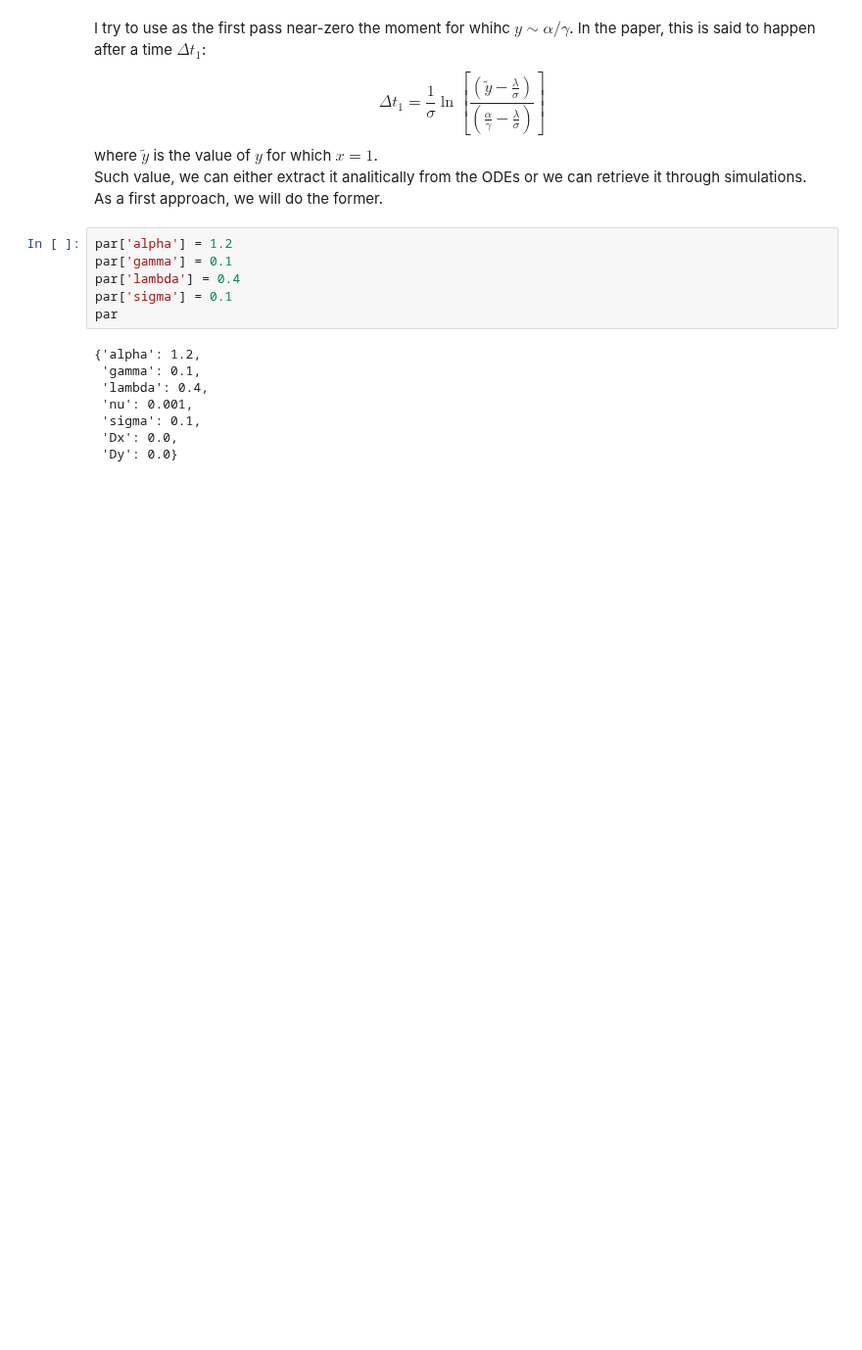
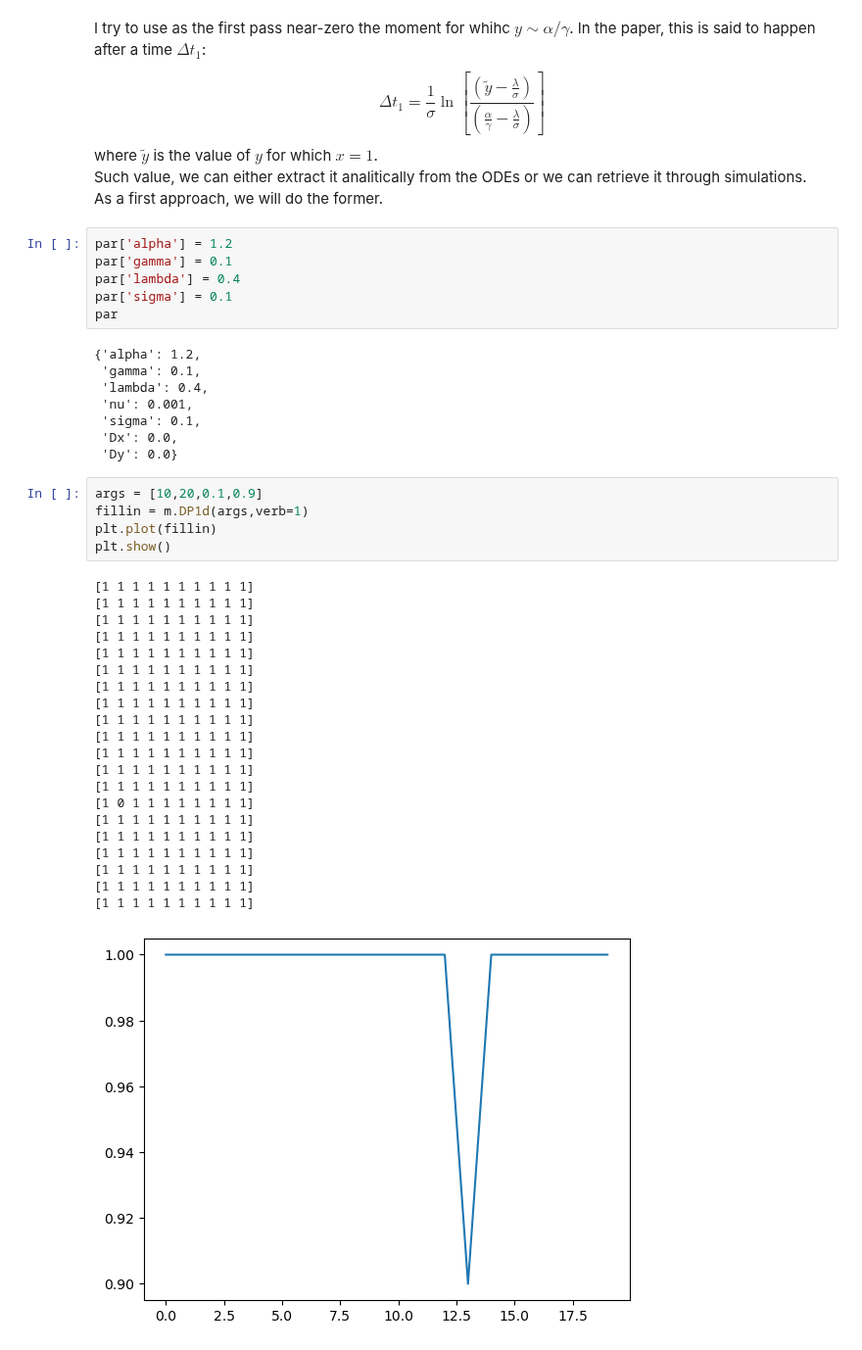
Before and after one commit to pietromalagoli/PCS, a Jupyter notebook: project.ipynb, the cells around one changed output. Shown at 98% size. Cells and saved outputs as stored; diff of their text form; blank space fills up the shorter version.

```diff
--- a/project.ipynb
+++ b/project.ipynb
@@ -407,4 +267,31 @@ par
  'sigma': 0.1,
  'Dx': 0.0,
  'Dy': 0.0}
+# %%
+args = [10,20,0.1,0.9]
+fillin = m.DP1d(args,verb=1)
+plt.plot(fillin)
+plt.show()
+# %% [output]
+[1 1 1 1 1 1 1 1 1 1]
+[1 1 1 1 1 1 1 1 1 1]
+[1 1 1 1 1 1 1 1 1 1]
+[1 1 1 1 1 1 1 1 1 1]
+[1 1 1 1 1 1 1 1 1 1]
+[1 1 1 1 1 1 1 1 1 1]
+[1 1 1 1 1 1 1 1 1 1]
+[1 1 1 1 1 1 1 1 1 1]
+[1 1 1 1 1 1 1 1 1 1]
+[1 1 1 1 1 1 1 1 1 1]
+[1 1 1 1 1 1 1 1 1 1]
+[1 1 1 1 1 1 1 1 1 1]
+[1 1 1 1 1 1 1 1 1 1]
+[1 0 1 1 1 1 1 1 1 1]
+[1 1 1 1 1 1 1 1 1 1]
+[1 1 1 1 1 1 1 1 1 1]
+[1 1 1 1 1 1 1 1 1 1]
+[1 1 1 1 1 1 1 1 1 1]
+[1 1 1 1 1 1 1 1 1 1]
+[1 1 1 1 1 1 1 1 1 1]
+[figure, added]
 # %%
```
Also changed, not shown: parts of 13 cells of this notebook, 2 other files.
